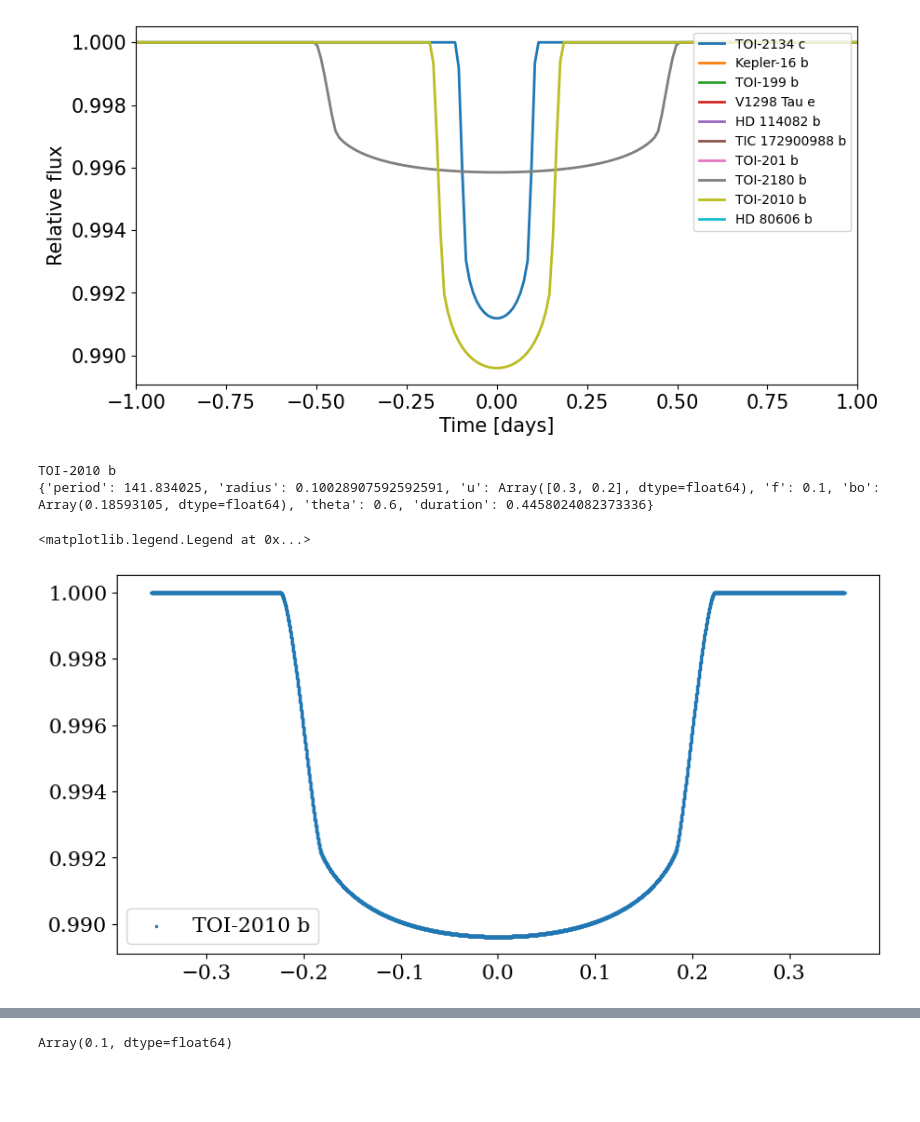
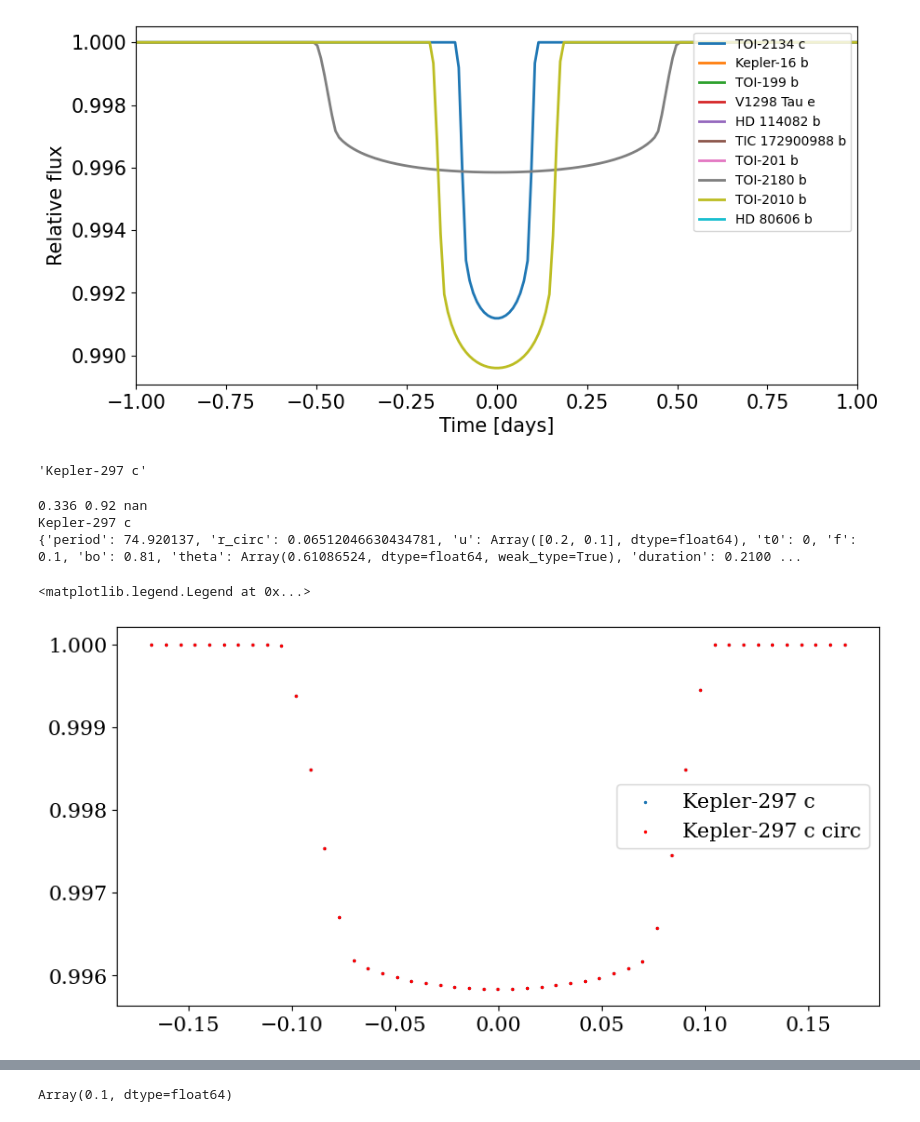
Before and after one commit to shishirdholakia/eclipsoid, a Jupyter notebook: notebooks/FisherForecast.ipynb, the cells around one changed output, grey strips where cells are left out. Saved outputs shown, nothing was run; the diff lists cells and outputs as text; code cells hidden in the pictures; blank space fills up the shorter version.

Commit message:
improved generation of transit params

```diff
--- a/notebooks/FisherForecast.ipynb
+++ b/notebooks/FisherForecast.ipynb
@@ -123,3 +127,7 @@ def bo_func(a,rs,inc):
     a = a*23454.8
     rs = rs*109.076
     return jnp.abs(a*jnp.cos(jnp.deg2rad(inc))/rs)
+def inc_func(a,rs,bo):
+    a = a*23454.8
+    rs = rs*109.076
+    return jnp.rad2deg(jnp.arccos(bo*rs/a))
@@ -126,45 +176,79 @@ def bo_func(a,rs,inc):
+# %%
+df_noise_pop = pd.read_csv("/Users/shishir/Documents/Astronomy/USQ/eclipsoid/notebooks/jexosim_niriss_soss_gr700xd_point_to_point_scatter.csv")
+planet_name = 'Kepler-297 c'
+i = df_noise_pop['Planet Name'][df_noise_pop['Planet Name'] == planet_name].index[0]
+df_noise_pop['Planet Name'][i]
+# %% [output]
+'Kepler-297 c'
 # %%
-df_noise_pop = pd.read_csv("/Users/shishir/Documents/Astronomy/USQ/eclipsoid/notebooks/jexosim_niriss_soss_gr700xd_point_to_point_scatter.csv")
 fig = plt.figure(figsize=(10,5))
 ax = fig.add_subplot(111)
 counter=0
 failed=""
-i=41
 if str(df_noise_pop['Planet Name'][i]) in list(planet_pop['pl_name']):
         planet_name = df_noise_pop['Planet Name'][i]
         index = planet_pop.loc[planet_pop['pl_name'] == planet_name].index[0]
-        dur = calc_T14(planet_pop['pl_orbincl'][index],planet_pop['pl_orbsmax'][index],planet_pop['pl_orbper'][index],planet_pop['pl_rade'][index],planet_pop['st_rad'][index])
-        bo = bo_func(planet_pop['pl_orbsmax'][index],planet_pop['st_rad'][index],planet_pop['pl_orbincl'][index])
+        print(planet_pop['pl_orbsmax'][index],planet_pop['st_rad'][index],planet_pop['pl_orbincl'][index])
+
+        if not jnp.isnan(planet_pop['pl_imppar'][index]):
+                bo = planet_pop['pl_imppar'][index]
+                inc = inc_func(planet_pop['pl_orbsmax'][index],planet_pop['st_rad'][index],bo)
+                dur = calc_T14(inc,planet_pop['pl_orbsmax'][index],planet_pop['pl_orbper'][index],planet_pop['pl_rade'][index],planet_pop['st_rad'][index])
+        else:
+                bo = bo_func(planet_pop['pl_orbsmax'][index],planet_pop['st_rad'][index],planet_pop['pl_orbincl'][index])
+                dur = calc_T14(planet_pop['pl_orbincl'][index],planet_pop['pl_orbsmax'][index],planet_pop['pl_orbper'][index],planet_pop['pl_rade'][index],planet_pop['st_rad'][index])
+
         print(planet_name)
         if not jnp.isnan(dur) and not jnp.isnan(bo):
                 params = {'period':planet_pop['pl_orbper'][index],
-                'radius':(0.102763*planet_pop['pl_radj'][index] / planet_pop['st_rad'][index]),
-                'u':jnp.array([0.3,0.2]),
+                'r_circ':(0.102763*planet_pop['pl_radj'][index] / planet_pop['st_rad'][index]),
+                'u':jnp.array([0.2,0.1]),
+                't0':0,
                 'f':0.1,
                 'bo':bo,
-                'theta':0.6,
+                'theta':jnp.radians(35),
+                'duration':dur
+        }
+                params_circ = {'period':planet_pop['pl_orbper'][index],
+                'r_circ':(0.102763*planet_pop['pl_radj'][index] / planet_pop['st_rad'][index]),
+                'u':jnp.array([0.2,0.1]),
+                't0':0,
+                'f':0,
+                'bo':bo,
+                'theta':jnp.radians(35),
                 'duration':dur
         }
                 print(params)
                 cadence = df_noise_pop.loc[df_noise_pop['Planet Name'] == planet_name]['t_cycle'].iloc[0]/86400
 
                 t = jnp.arange(-0.8*dur, 0.8*dur, cadence) #jnp.linspace(-0.8*dur, 0.8*dur,1000)
-                lc = oblate_lightcurve(params,t)
+                h = 2*jnp.sqrt(params['f']/2)*np.cos(2*params['theta'])
+                k = 2*jnp.sqrt(params['f']/2.)*np.sin(2*params['theta'])
+                model = OblateTransitModel(params['period'], params['t0'], params['r_circ'], params['u'], h, params['bo'], k, params['duration'], t)
+                lc = model.model()
+                model_circ = OblateTransitModel(params_circ['period'], params_circ['t0'], params_circ['r_circ'], params_circ['u'], h, params_circ['bo'], k, params_circ['duration'], t)
+
+                lc_circ = model_circ.model()
                 noise = df_noise_pop.loc[df_noise_pop['Planet Name'] == planet_name]["sigma_ppm"]
                 noise = float(noise)
                 noise = noise/1e6
                 noise_arr = jax.random.normal(jax.random.PRNGKey(0), shape=(len(t),))*noise
                 lc = lc#+ noise_arr
                 ax.scatter(t, lc, s=2,label = planet_name)
+                ax.scatter(t, lc_circ, s=2,label = planet_name+" circ", c='red')
                 counter+=1
+        else:
+                print('Failed')
 else:
         failed+=planet_name
+        print("failed2")
 plt.legend()
 # %% [output]
-TOI-2010 b
-{'period': 141.834025, 'radius': 0.10028907592592591, 'u': Array([0.3, 0.2], dtype=float64), 'f': 0.1, 'bo': Array(0.18593105, dtype=float64), 'theta': 0.6, 'duration': 0.4458024082373336}
+0.336 0.92 nan
+Kepler-297 c
+{'period': 74.920137, 'r_circ': 0.06512046630434781, 'u': Array([0.2, 0.1], dtype=float64), 't0': 0, 'f': 0.1, 'bo': 0.81, 'theta': Array(0.61086524, dtype=float64, weak_type=True), 'duration': 0.2100 ...
 <matplotlib.legend.Legend at 0x...>
-[figure, old version]
+[figure, new version]
 # %%
 import zodiax as zdx
 from eclipsoid.utils import zero_safe_arctan2
```
Also changed, not shown: parts of 7 cells of this notebook.
